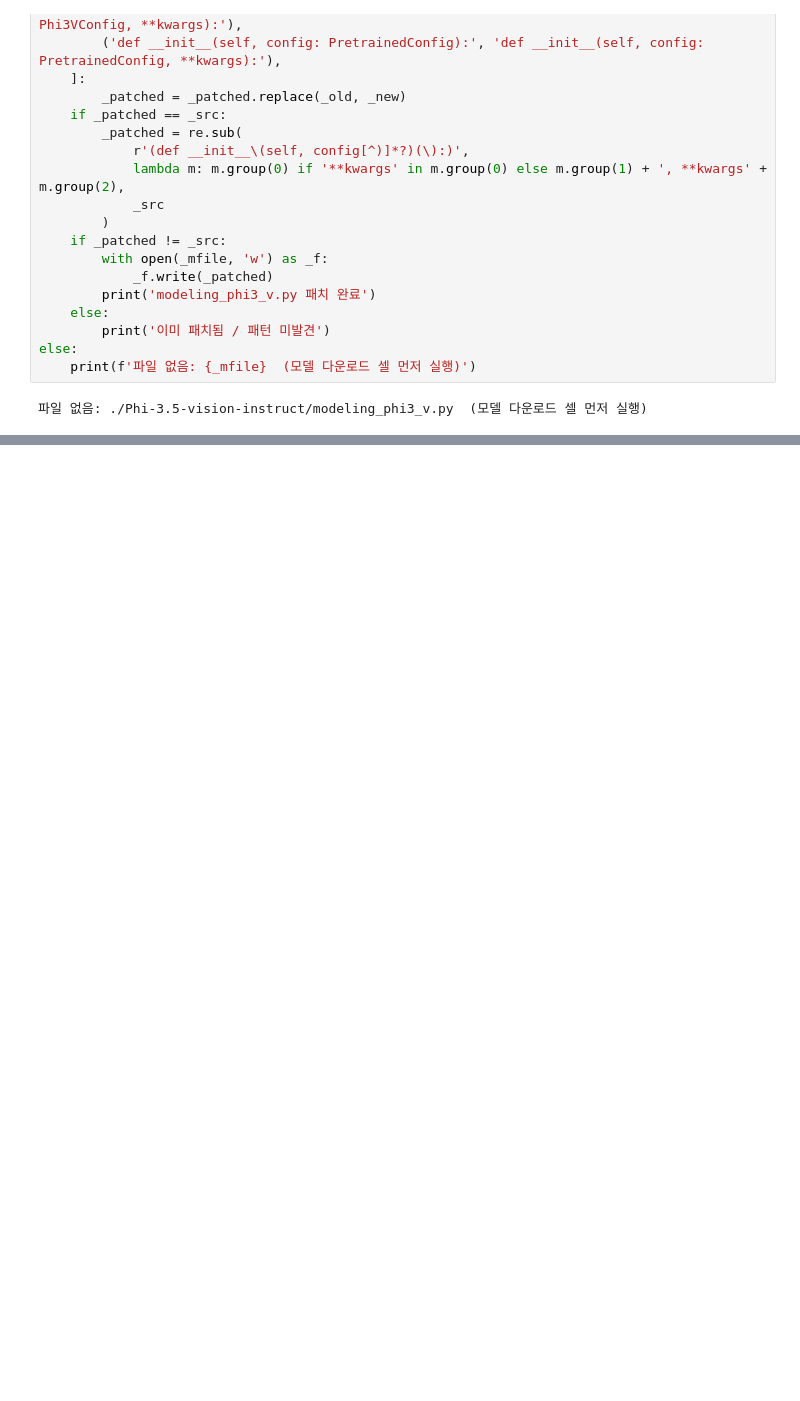
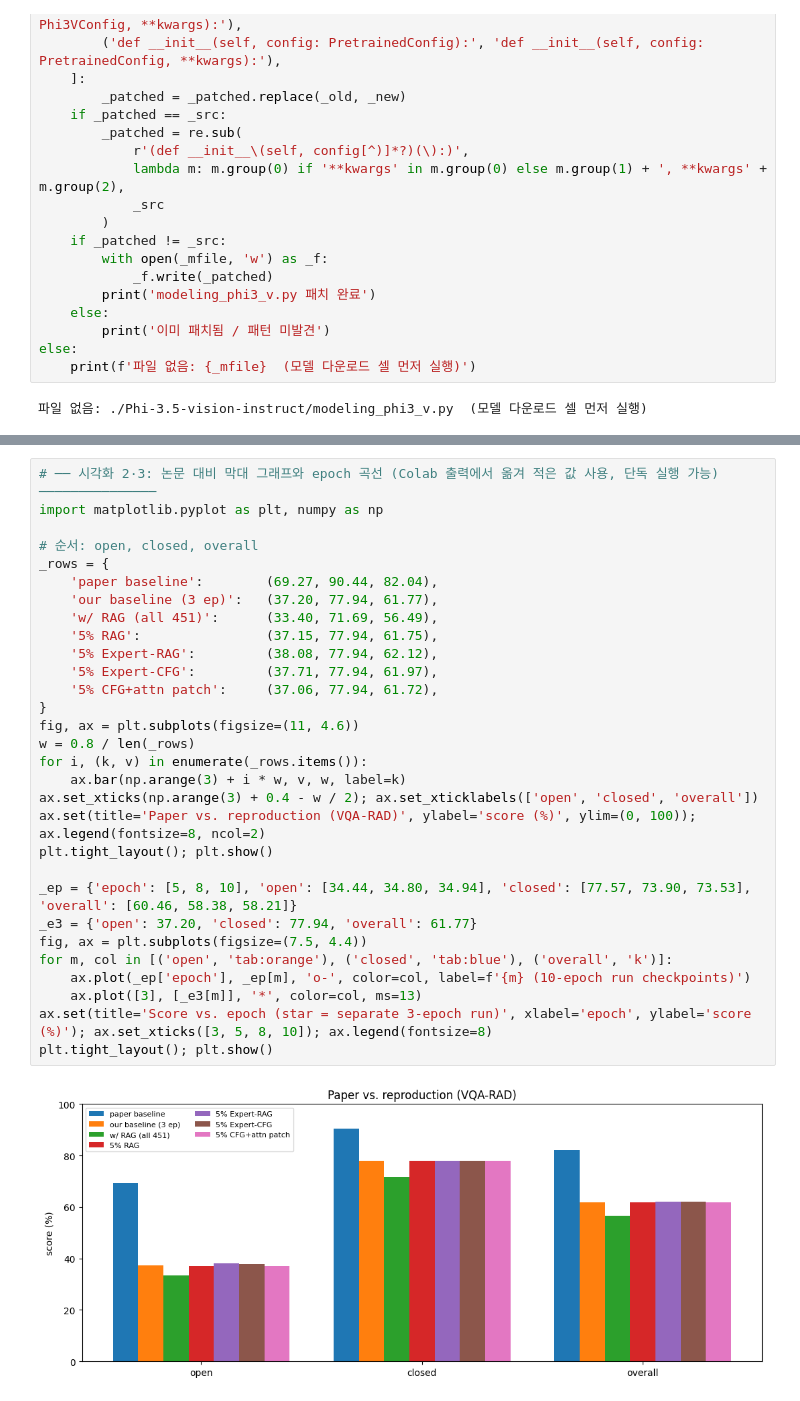
Before and after one commit to MinseongKim-dev/Expert-CFG, a Jupyter notebook: VQA_RAD_cfg_reproduction.ipynb, the cells around one changed output, grey strips where cells are left out. Cells and saved outputs as stored; diff of their text form; blank space fills up the shorter version.

```diff
--- a/VQA_RAD_cfg_reproduction.ipynb
+++ b/VQA_RAD_cfg_reproduction.ipynb
@@ -742,0 +1068,32 @@ VQA-RAD 전체 CFG 평가는 약 30-60분 소요 (A100 기준).
+# %%
+# ── 시각화 2·3: 논문 대비 막대 그래프와 epoch 곡선 (Colab 출력에서 옮겨 적은 값 사용, 단독 실행 가능) ───────────────
+import matplotlib.pyplot as plt, numpy as np
+
+# 순서: open, closed, overall
+_rows = {
+    'paper baseline':        (69.27, 90.44, 82.04),
+    'our baseline (3 ep)':   (37.20, 77.94, 61.77),
+    'w/ RAG (all 451)':      (33.40, 71.69, 56.49),
+    '5% RAG':                (37.15, 77.94, 61.75),
+    '5% Expert-RAG':         (38.08, 77.94, 62.12),
+    '5% Expert-CFG':         (37.71, 77.94, 61.97),
+    '5% CFG+attn patch':     (37.06, 77.94, 61.72),
+}
+fig, ax = plt.subplots(figsize=(11, 4.6))
+w = 0.8 / len(_rows)
+for i, (k, v) in enumerate(_rows.items()):
+    ax.bar(np.arange(3) + i * w, v, w, label=k)
+ax.set_xticks(np.arange(3) + 0.4 - w / 2); ax.set_xticklabels(['open', 'closed', 'overall'])
+ax.set(title='Paper vs. reproduction (VQA-RAD)', ylabel='score (%)', ylim=(0, 100)); ax.legend(fontsize=8, ncol=2)
+plt.tight_layout(); plt.show()
+
+_ep = {'epoch': [5, 8, 10], 'open': [34.44, 34.80, 34.94], 'closed': [77.57, 73.90, 73.53], 'overall': [60.46, 58.38, 58.21]}
+_e3 = {'open': 37.20, 'closed': 77.94, 'overall': 61.77}
+fig, ax = plt.subplots(figsize=(7.5, 4.4))
+for m, col in [('open', 'tab:orange'), ('closed', 'tab:blue'), ('overall', 'k')]:
+    ax.plot(_ep['epoch'], _ep[m], 'o-', color=col, label=f'{m} (10-epoch run checkpoints)')
+    ax.plot([3], [_e3[m]], '*', color=col, ms=13)
+ax.set(title='Score vs. epoch (star = separate 3-epoch run)', xlabel='epoch', ylabel='score (%)'); ax.set_xticks([3, 5, 8, 10]); ax.legend(fontsize=8)
+plt.tight_layout(); plt.show()
+# %% [output]
+[figure, added]
```
Also changed, not shown: parts of 46 cells of this notebook, 2 other files.
